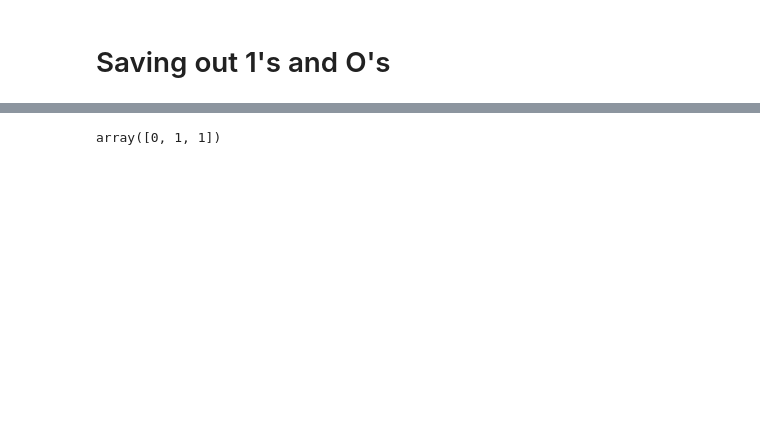
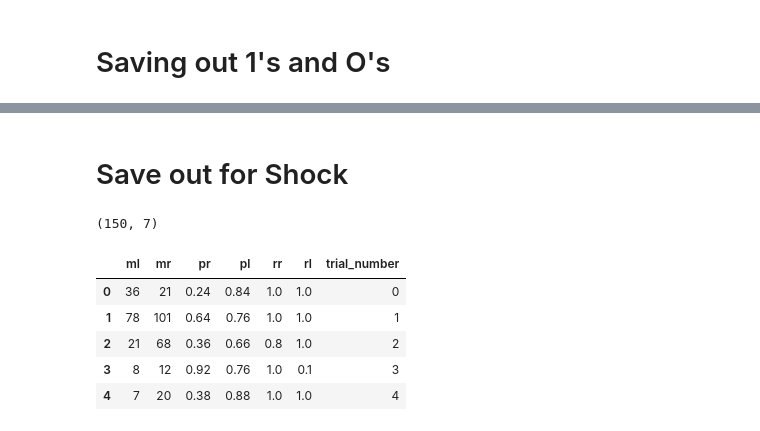
Before and after one commit to akemidl/mturk_website, a Jupyter notebook: web_experiments/small_data/ambi/Balancing_Trials.ipynb, the cells around one changed output, grey strips where cells are left out. Drawn from its saved outputs; the diff is of its cells as text; code cells hidden in the pictures; blank space fills up the shorter version.

```diff
--- a/web_experiments/small_data/ambi/Balancing_Trials.ipynb
+++ b/web_experiments/small_data/ambi/Balancing_Trials.ipynb
@@ -313,6 +401,2 @@ text_file = open("colours/colours_toinput_simple_combined_7_30_2017.txt", "w")
 text_file.write(large_string)
 text_file.close()
-# %%
-shuffle_o_x_and_justify(np.array([0,1,1]))
-# %% [output]
-array([0, 1, 1])
@@ -320,0 +403,21 @@ array([0, 1, 1])
+# %% [markdown]
+# Save out for Shock
+# %%
+columns = ['ml','mr','pr','pl','rr','rl'] # this matches shock file
+trial_table_gain = trial_table2.loc[trial_table2.ml>0,columns+['trial_number']]
+
+
+
+trial_table_gain_mat = trial_table_gain.as_matrix()
+trial_table_gain_mat.shape
+# %% [output]
+(150, 7)
+# %%
+trial_table_gain.head()
+# %% [output]
+|  | ml | mr | pr | pl | rr | rl | trial_number |
+| 0 | 36 | 21 | 0.24 | 0.84 | 1.0 | 1.0 | 0 |
+| 1 | 78 | 101 | 0.64 | 0.76 | 1.0 | 1.0 | 1 |
+| 2 | 21 | 68 | 0.36 | 0.66 | 0.8 | 1.0 | 2 |
+| 3 | 8 | 12 | 0.92 | 0.76 | 1.0 | 0.1 | 3 |
+| 4 | 7 | 20 | 0.38 | 0.88 | 1.0 | 1.0 | 4 |
```
Also changed, not shown: parts of 21 cells of this notebook, 27 other files.
